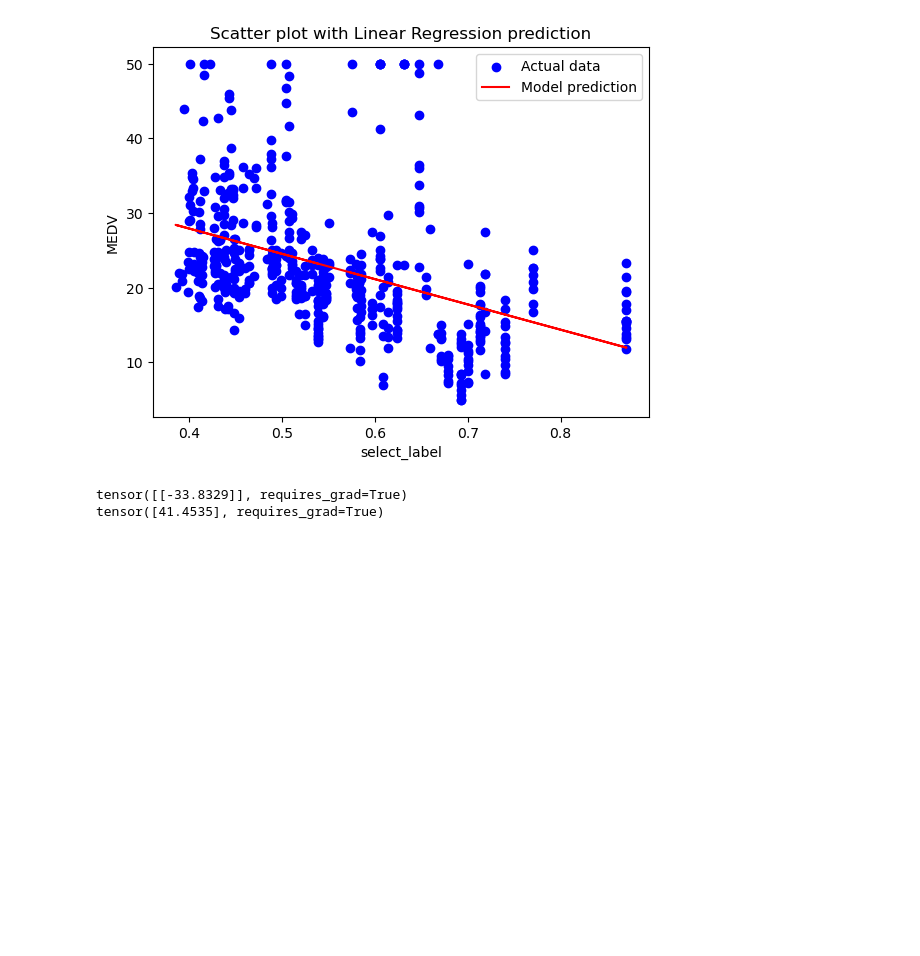
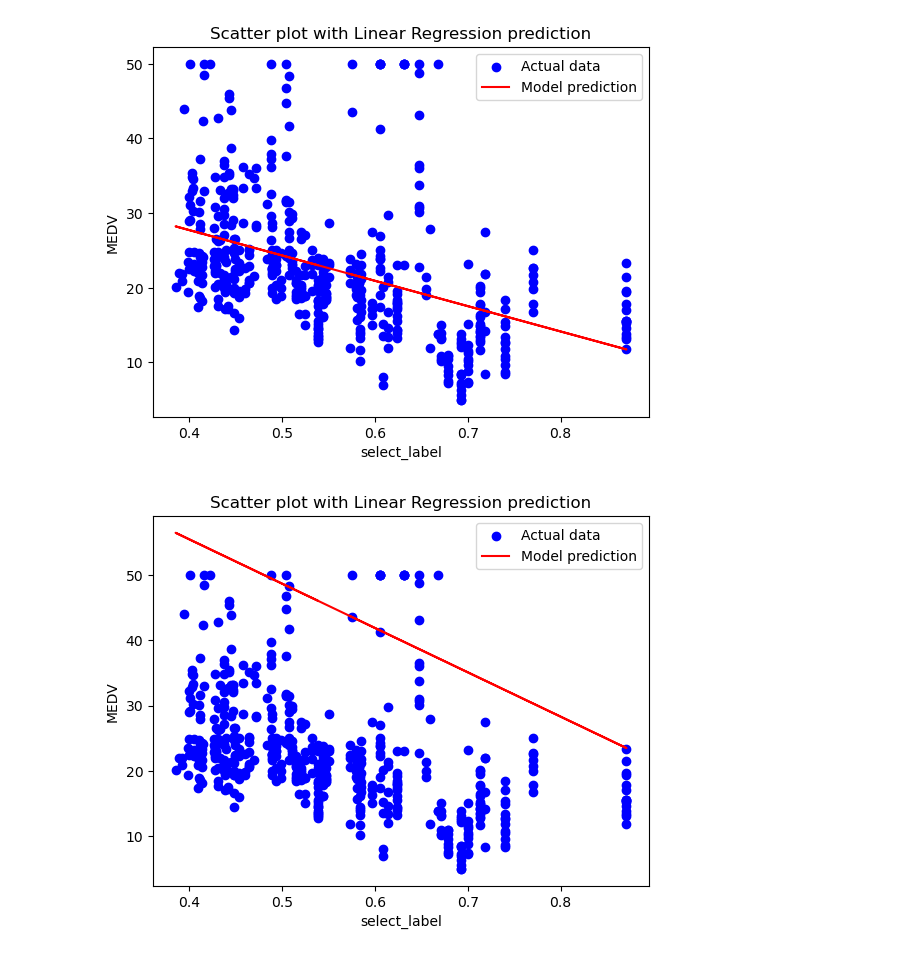
Before and after one commit to tians13/homework, a Jupyter notebook: Linear/Linear.ipynb, the cells around one changed output. Saved outputs shown, nothing was run; the diff lists cells and outputs as text; code cells hidden in the pictures; blank space fills up the shorter version.

```diff
--- a/Linear/Linear.ipynb
+++ b/Linear/Linear.ipynb
@@ -28,7 +28,7 @@ df
 # 'MEDV'为房屋价格
 label = list(df.columns)
 label = [i for i in label if i != 'MEDV' ]
-select_label = random.sample(label,1)
+select_label = ['NOX']
 select_label.append('MEDV')
 data = df[select_label]
 data
@@ -179,9 +182,19 @@ plt.legend()
 plt.show()
 # %% [output]
 [figure]
-# %%
-print(a)
-print(b)
-# %% [output]
-tensor([[-33.8329]], requires_grad=True)
-tensor([41.4535], requires_grad=True)
+# %%
+# 预测结果
+y_pred1 = model(X,2*a,2*b).detach().numpy()
+# 绘制散点图
+plt.scatter(data[select_label[0]], data['MEDV'], color='blue', label='Actual data')
+# 绘制模型的预测线
+plt.plot(X, y_pred1, color='red', label='Model prediction')
+# 添加标题和图例
+plt.title('Scatter plot with Linear Regression prediction')
+plt.xlabel('select_label')
+plt.ylabel('MEDV')
+plt.legend()
+# 显示图表
+plt.show()
+# %% [output]
+[figure, added]
```
Also changed, not shown: parts of 5 cells of this notebook, 3 other files.
